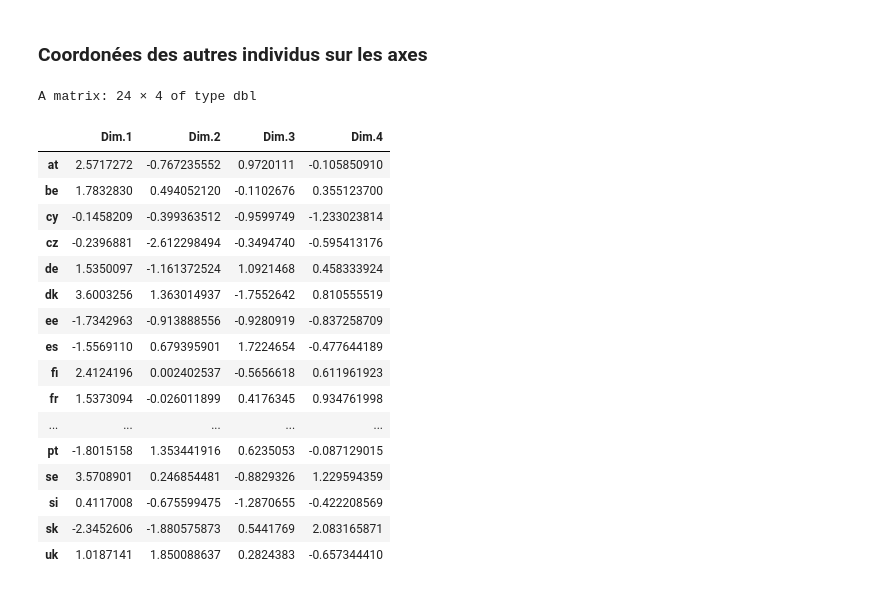
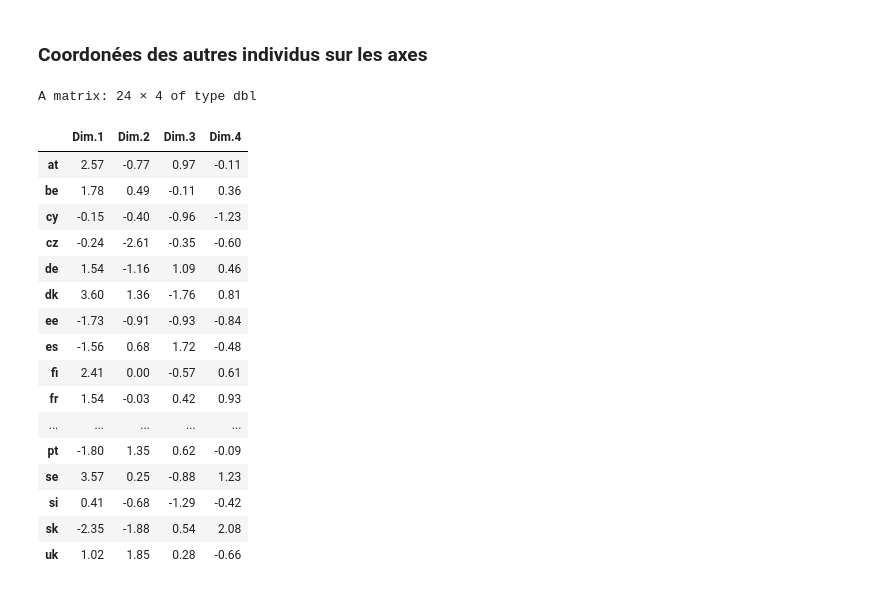
Before and after one commit to pau-anto/MathsForR, a Jupyter notebook: acp/europe_data.ipynb, the cells around one changed output. Cells and saved outputs as stored; diff of their text form; code cells hidden in the pictures.

```diff
--- a/acp/europe_data.ipynb
+++ b/acp/europe_data.ipynb
@@ -435,23 +442,25 @@ lu_sup$coord[, 1:4]
 ### Coordonées des autres individus sur les axes
 # %%
 # Coordonnées des autres individus (no_lu) sur les 4 premiers axes
-res.pca_lu$ind$coord[, 1:4]
+coord <- round(res.pca_lu$ind$coord[, 1:4], 2)
+coord
+write.csv(coord, file = "./graphs_&_tables/coord_no_lu.csv", row.names = TRUE)
 # %% [output]
 A matrix: 24 × 4 of type dbl
 |  | Dim.1 | Dim.2 | Dim.3 | Dim.4 |
-| at | 2.5717272 | -0.767235552 | 0.9720111 | -0.105850910 |
-| be | 1.7832830 | 0.494052120 | -0.1102676 | 0.355123700 |
-| cy | -0.1458209 | -0.399363512 | -0.9599749 | -1.233023814 |
-| cz | -0.2396881 | -2.612298494 | -0.3494740 | -0.595413176 |
-| de | 1.5350097 | -1.161372524 | 1.0921468 | 0.458333924 |
-| dk | 3.6003256 | 1.363014937 | -1.7552642 | 0.810555519 |
-| ee | -1.7342963 | -0.913888556 | -0.9280919 | -0.837258709 |
-| es | -1.5569110 | 0.679395901 | 1.7224654 | -0.477644189 |
-| fi | 2.4124196 | 0.002402537 | -0.5656618 | 0.611961923 |
-| fr | 1.5373094 | -0.026011899 | 0.4176345 | 0.934761998 |
+| at | 2.57 | -0.77 | 0.97 | -0.11 |
+| be | 1.78 | 0.49 | -0.11 | 0.36 |
+| cy | -0.15 | -0.40 | -0.96 | -1.23 |
+| cz | -0.24 | -2.61 | -0.35 | -0.60 |
+| de | 1.54 | -1.16 | 1.09 | 0.46 |
+| dk | 3.60 | 1.36 | -1.76 | 0.81 |
+| ee | -1.73 | -0.91 | -0.93 | -0.84 |
+| es | -1.56 | 0.68 | 1.72 | -0.48 |
+| fi | 2.41 | 0.00 | -0.57 | 0.61 |
+| fr | 1.54 | -0.03 | 0.42 | 0.93 |
 | ... | ... | ... | ... | ... |
-| pt | -1.8015158 | 1.353441916 | 0.6235053 | -0.087129015 |
-| se | 3.5708901 | 0.246854481 | -0.8829326 | 1.229594359 |
-| si | 0.4117008 | -0.675599475 | -1.2870655 | -0.422208569 |
-| sk | -2.3452606 | -1.880575873 | 0.5441769 | 2.083165871 |
-| uk | 1.0187141 | 1.850088637 | 0.2824383 | -0.657344410 |
+| pt | -1.80 | 1.35 | 0.62 | -0.09 |
+| se | 3.57 | 0.25 | -0.88 | 1.23 |
+| si | 0.41 | -0.68 | -1.29 | -0.42 |
+| sk | -2.35 | -1.88 | 0.54 | 2.08 |
+| uk | 1.02 | 1.85 | 0.28 | -0.66 |
```
Also changed, not shown: parts of 14 cells of this notebook.
